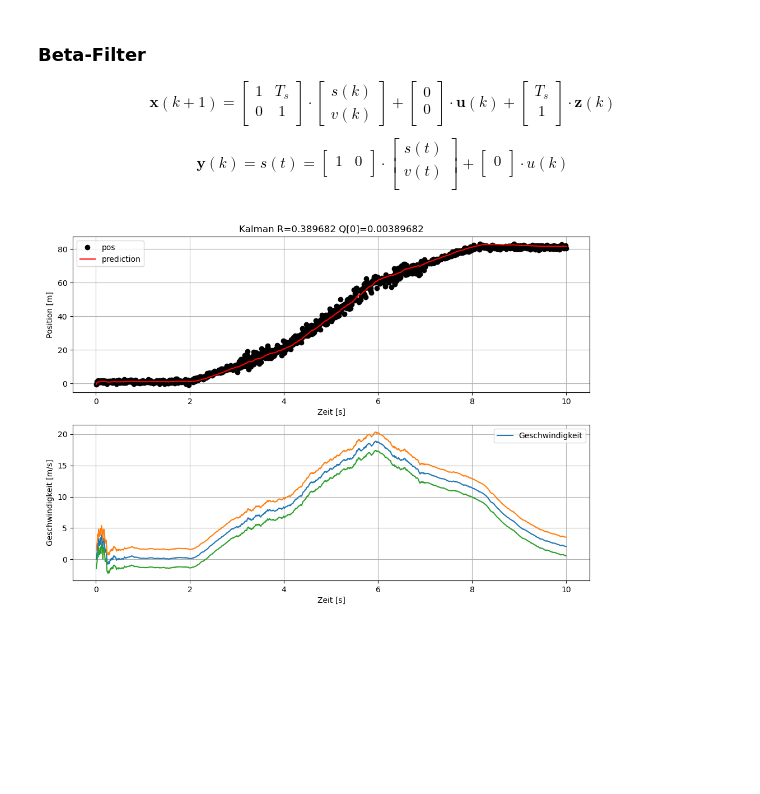
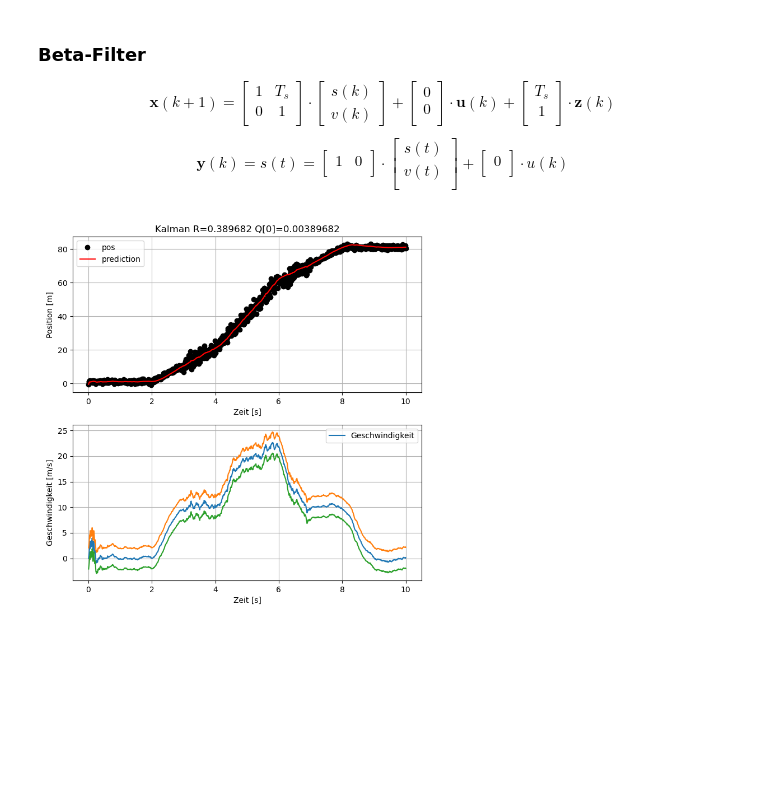
Before and after one commit to rumexcrisp/aim_datafusion, a Jupyter notebook: lab_4.ipynb, the cells around one changed output. Saved outputs shown, nothing was run; the diff lists cells and outputs as text; code cells hidden in the pictures.

Commit message:
fix P_dach calculation

```diff
--- a/lab_4.ipynb
+++ b/lab_4.ipynb
@@ -117,7 +117,7 @@ for i, y_i in enumerate(y):
     # print(P_tilde)
 
     x_dach = Ad @ x_tilde + Bd * u[i]
-    P_dach = Ad @ P_tilde @ Ad.T + Gd @ Q * Gd.T
+    P_dach = Ad @ P_tilde @ Ad.T + (Gd * Q) @ Gd.T
 
     s[i], v[i] = x_tilde
 
@@ -126,28 +126,28 @@ for i, y_i in enumerate(y):
     P_tilde2 = P_tilde[1][0]
     P_tilde3 = P_tilde[1][1]
 # %%
-plt.figure(figsize=(10, 10))
+plt.figure(figsize=(7, 10))
 plt.subplot(3, 1, 1)
 plt.title(f"Kalman {R=:g} {Q[0]=:g}")
 plt.xlabel("Zeit")
 plt.grid(True)
 plt.plot(t, y, "ko", label="pos")
 plt.plot(t, s, "r-", label="prediction")
 # plt.plot(t, s + 5 * np.sqrt(P_tilde0), "-")
 # plt.plot(t, s - 5 * np.sqrt(P_tilde0), "-")
 plt.xlabel("Zeit [s]")
 plt.ylabel("Position [m]")
 plt.legend()
 
 plt.subplot(3, 1, 2)
 plt.plot(t, v, "-", label="Geschwindigkeit")
 plt.plot(t, v + 5 * np.sqrt(P_tilde3), "-")
 plt.plot(t, v - 5 * np.sqrt(P_tilde3), "-")
 plt.xlabel("Zeit [s]")
 plt.ylabel("Geschwindigkeit [m/s]")
 plt.grid(True)
 plt.legend()
 plt.tight_layout()
 plt.show()
 # %% [output]
-[figure, old version]
+[figure, new version]
```
Also changed, not shown: 3 other files.
